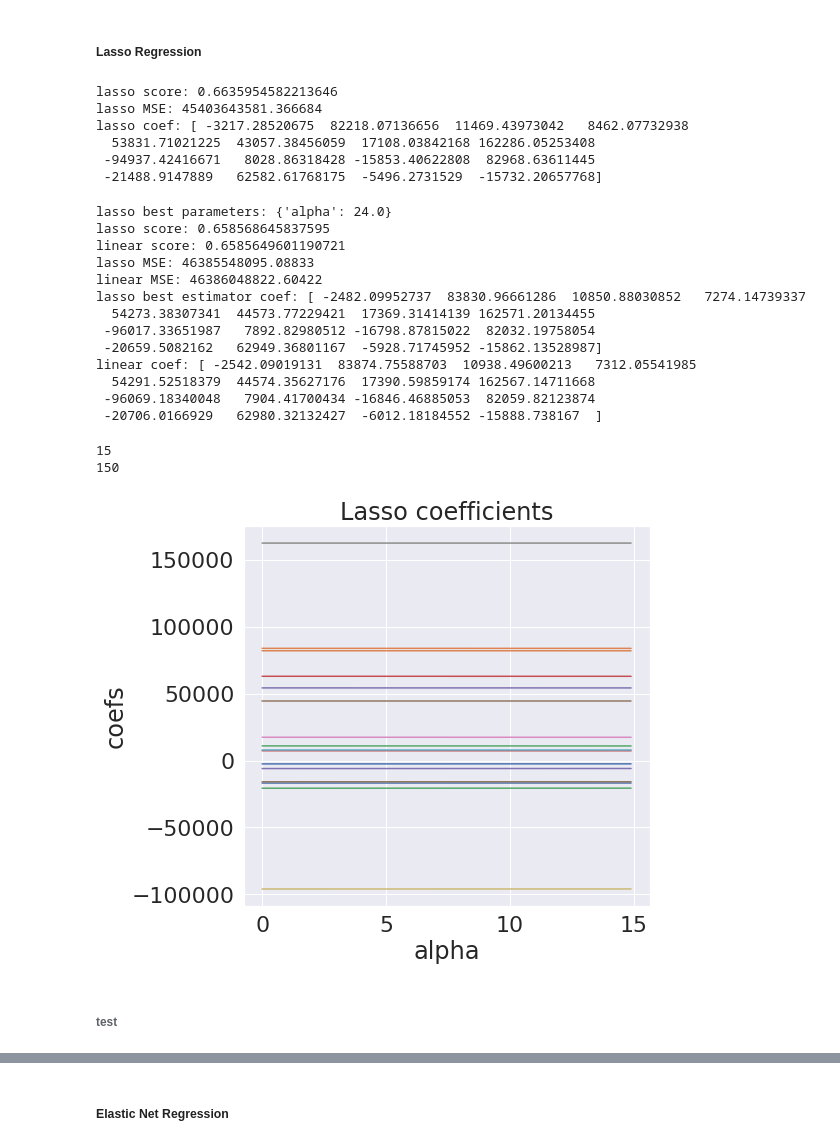
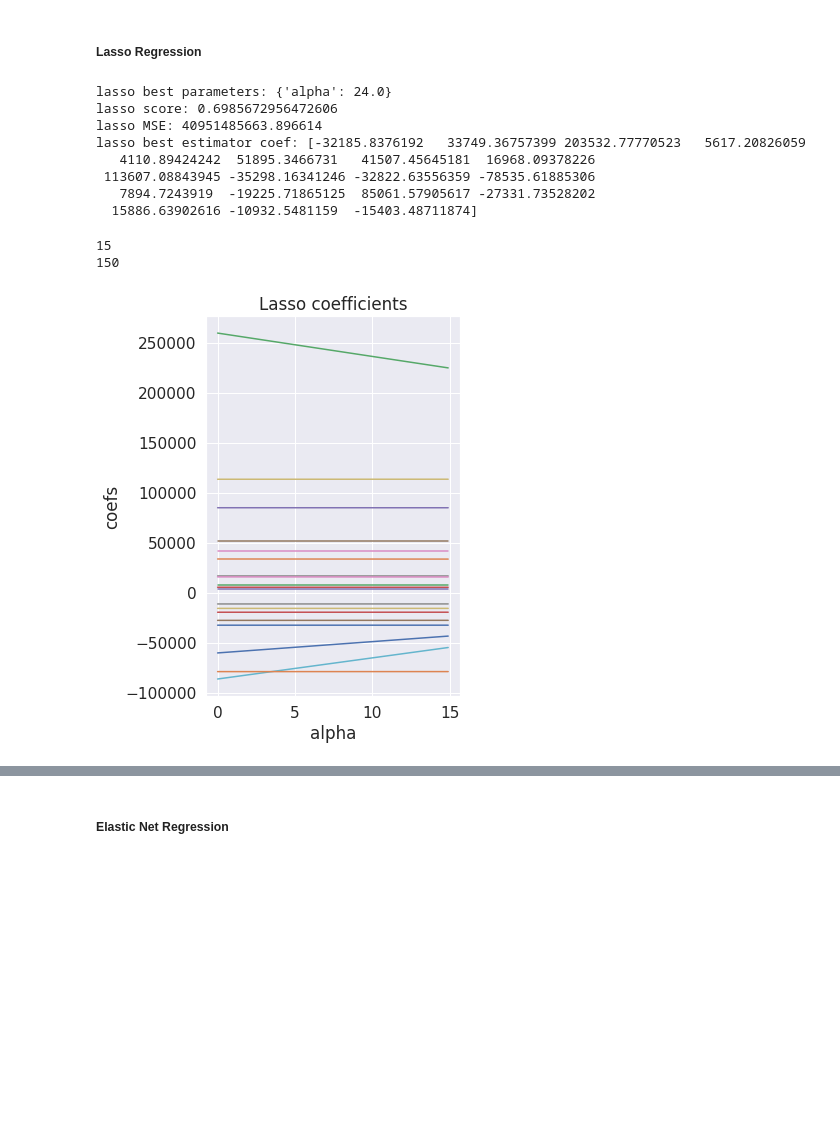
Before and after one commit to JeromeMberia/Hass_Consulting_Company, a Jupyter notebook: IP_Week_7.ipynb, the cells around one changed output, grey strips where cells are left out. Drawn from its saved outputs; the diff is of its cells as text; code cells hidden in the pictures; blank space fills up the shorter version.

```diff
--- a/IP_Week_7.ipynb
+++ b/IP_Week_7.ipynb
@@ -716,7 +728,7 @@ This is the kurtosis of the sqft_lot15 column:
 # %%
 plt.subplots(figsize=(20,18))
 sns.heatmap(df.corr(),annot=True, linewidths=3, linecolor='white')
-sns.set(font_scale=2)
+sns.set(font_scale=4)
 plt.show()
 # %% [output]
 [figure]
@@ -1154,7 +1273,7 @@ Bad modal
 # %% [markdown]
 ##### Lasso Regression
 # %%
-x = revised
+x = df.drop(['price'], axis=1)
 y = df['price']
 # %%
 #Standardizing features the data
@@ -1162,30 +1281,6 @@ from sklearn.preprocessing import StandardScaler
 
 scaler = StandardScaler()
 x = scaler.fit_transform(x)
-# %%
-from sklearn import linear_model
-from sklearn.metrics import mean_squared_error
-
-# Creating lasso object
-#
-lasso = linear_model.Lasso()
-
-# Fitting the models
-#
-lasso.fit(x, y)
-
-# Print scores, MSE, and coefficients
-#
-print("lasso score:", lasso.score(x, y))
-print("lasso MSE:", mean_squared_error(y, lasso.predict(x)))
-print("lasso coef:", lasso.coef_)
-# %% [output]
-lasso score: 0.6635954582213646
-lasso MSE: 45403643581.366684
-lasso coef: [ -3217.28520675  82218.07136656  11469.43973042   8462.07732938
-  53831.71021225  43057.38456059  17108.03842168 162286.05253408
- -94937.42416671   8028.86318428 -15853.40622808  82968.63611445
- -21488.9147889   62582.61768175  -5496.2731529  -15732.20657768]
 # %%
 from sklearn.model_selection import train_test_split
 from sklearn.model_selection import GridSearchCV
@@ -1198,34 +1293,26 @@ parameters = {'alpha': np.concatenate((np.arange(0.1,2,0.1),
                                        np.arange(2, 5, 0.5),
                                        np.arange(5, 25, 1)))}
 
-linear = linear_model.LinearRegression()
 lasso = linear_model.Lasso()
-gridlasso = GridSearchCV(lasso, parameters, scoring ='r2')
+gridlasso = GridSearchCV(lasso,
+                         parameters,
+                         scoring ='r2')
 
 # Fitting models and print the best parameters, R-squared scores, MSE, and coefficients
 gridlasso.fit(x_train, y_train)
-linear.fit(x_train, y_train)
-print("lasso best parameters:", gridlasso.best_params_)
-print("lasso score:", gridlasso.score(x_test, y_test))
-print("linear score:", linear.score(x_test, y_test))
-print("lasso MSE:", mean_squared_error(y_test, gridlasso.predict(x_test)))
-print("linear MSE:", mean_squared_error(y_test, linear.predict(x_test)))
-print("lasso best estimator coef:", gridlasso.best_estimator_.coef_)
-print("linear coef:", linear.coef_)
+print(f"lasso best parameters: {gridlasso.best_params_}")
+print(f"lasso score: {gridlasso.score(x_test, y_test)}")
+print(f"lasso MSE: {mean_squared_error(y_test, gridlasso.predict(x_test))}")
+print(f"lasso best estimator coef: {gridlasso.best_estimator_.coef_}")
 # %% [output]
 lasso best parameters: {'alpha': 24.0}
-lasso score: 0.658568645837595
-linear score: 0.6585649601190721
-lasso MSE: 46385548095.08833
-linear MSE: 46386048822.60422
-lasso best estimator coef: [ -2482.09952737  83830.96661286  10850.88030852   7274.14739337
-  54273.38307341  44573.77229421  17369.31414139 162571.20134455
- -96017.33651987   7892.82980512 -16798.87815022  82032.19758054
- -20659.5082162   62949.36801167  -5928.71745952 -15862.13528987]
-linear coef: [ -2542.09019131  83874.75588703  10938.49600213   7312.05541985
-  54291.52518379  44574.35627176  17390.59859174 162567.14711668
- -96069.18340048   7904.41700434 -16846.46885053  82059.82123874
- -20706.0166929   62980.32132427  -6012.18184552 -15888.738167  ]
+lasso score: 0.6985672956472606
+lasso MSE: 40951485663.896614
+lasso best estimator coef: [-32185.8376192   33749.36757399 203532.77770523   5617.20826059
+   4110.89424242  51895.3466731   41507.45645181  16968.09378226
+ 113607.08843945 -35298.16341246 -32822.63556359 -78535.61885306
+   7894.7243919  -19225.71865125  85061.57905617 -27331.73528202
+  15886.63902616 -10932.5481159  -15403.48711874]
 # %%
 a = len(revised.columns)-1
 b = a*10
@@ -1236,36 +1323,33 @@ print(b)
 150
 # %%
 # Importing library for visualization
-#
-i=None
 import matplotlib.pyplot as plt
 coefsLasso = []
 
 # Building Lasso for 200 values of alpha and write the coefficients into array
 #
 alphasLasso = np.arange (0, a, 0.1)
 
 for i in np.arange(b):
   lasso = linear_model.Lasso(alpha=alphasLasso[i])
   lasso.fit(x_train, y_train)
   coefsLasso.append(lasso.coef_)
 
 # Building Lasso coefficient plots
 #
-plt.figure(figsize = (16,7))
+sns.set(font_scale=1.4)
+plt.figure(figsize = (10,7))
 
 plt.subplot(121)
 plt.plot(alphasLasso, coefsLasso)
 plt.title('Lasso coefficients')
 plt.xlabel('alpha')
 plt.ylabel('coefs')
 
 plt.show()
 
 # As we can see, Lasso influences less on the large coefficients, but the small ones Lasso reduces to zeroes.
 # Therefore Lasso can also be used to determine which features are important
 # to us and keeps the features that may influence the target variable
 # %% [output]
-[figure, old version]
+[figure, new version]
-# %% [markdown]
-###### test
```
Also changed, not shown: parts of 56 cells of this notebook.
